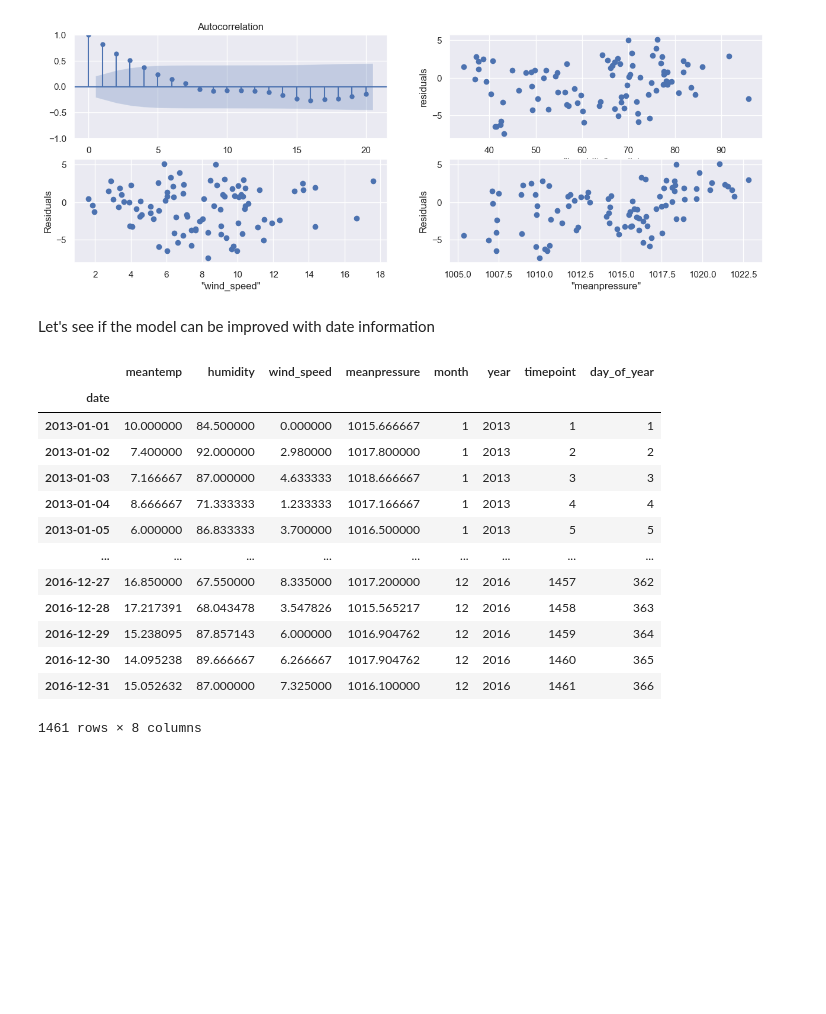
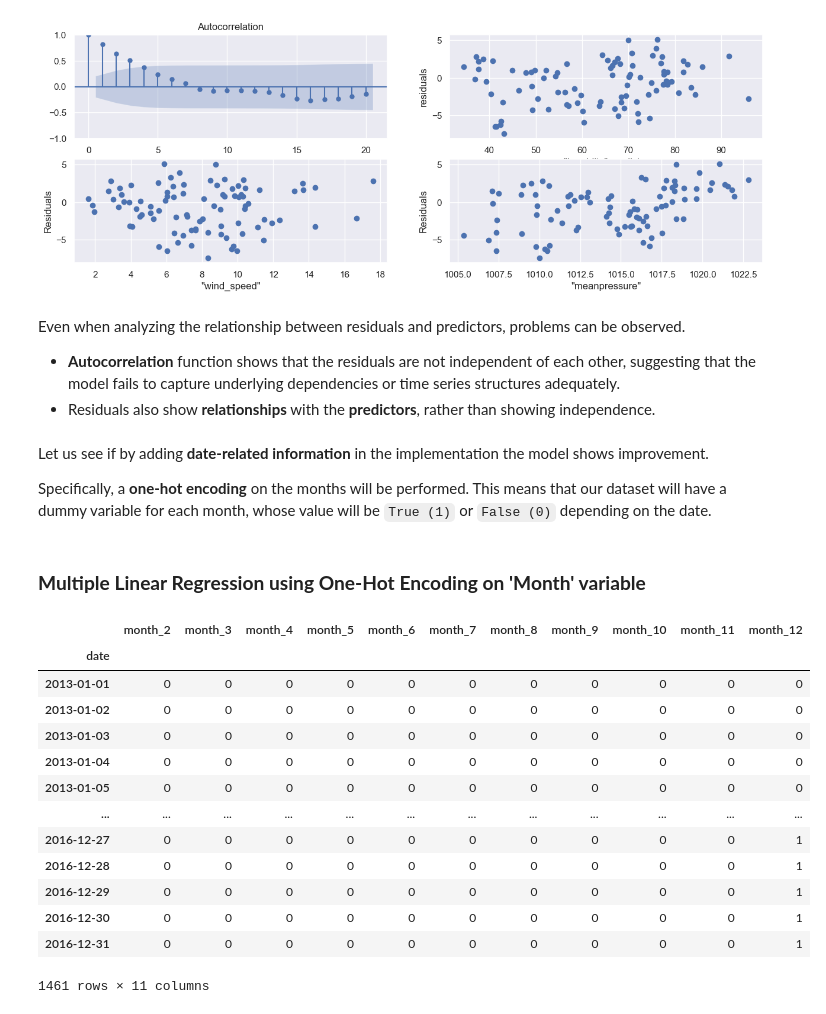
Before and after one commit to marcocolognesi/Weather_Forecast, a Jupyter notebook: forecasting.ipynb, the cells around one changed output. Saved outputs shown, nothing was run; the diff lists cells and outputs as text; code cells hidden in the pictures; blank space fills up the shorter version.

```diff
--- a/forecasting.ipynb
+++ b/forecasting.ipynb
@@ -191,28 +205,39 @@ ax[1,1].set_ylabel('Residuals')
 plt.show()
 # %% [output]
 [figure]
-# %% [markdown]
-Let's see if the model can be improved with date information
-# %%
-# Adding variables representing date information
-train_data['timepoint'] = [x+1 for x in range(len(train_data))]
-train_data['month'] = train_data.index.month
-train_data['day_of_year'] = train_data.index.day_of_year
-train_data['year'] = train_data.index.year
-
-display(train_data)
-# %% [output]
-|  | meantemp | humidity | wind_speed | meanpressure | month | year | timepoint | day_of_year |
-| date |  |  |  |  |  |  |  |  |
-| 2013-01-01 | 10.000000 | 84.500000 | 0.000000 | 1015.666667 | 1 | 2013 | 1 | 1 |
-| 2013-01-02 | 7.400000 | 92.000000 | 2.980000 | 1017.800000 | 1 | 2013 | 2 | 2 |
-| 2013-01-03 | 7.166667 | 87.000000 | 4.633333 | 1018.666667 | 1 | 2013 | 3 | 3 |
-| 2013-01-04 | 8.666667 | 71.333333 | 1.233333 | 1017.166667 | 1 | 2013 | 4 | 4 |
-| 2013-01-05 | 6.000000 | 86.833333 | 3.700000 | 1016.500000 | 1 | 2013 | 5 | 5 |
-| ... | ... | ... | ... | ... | ... | ... | ... | ... |
-| 2016-12-27 | 16.850000 | 67.550000 | 8.335000 | 1017.200000 | 12 | 2016 | 1457 | 362 |
-| 2016-12-28 | 17.217391 | 68.043478 | 3.547826 | 1015.565217 | 12 | 2016 | 1458 | 363 |
-| 2016-12-29 | 15.238095 | 87.857143 | 6.000000 | 1016.904762 | 12 | 2016 | 1459 | 364 |
-| 2016-12-30 | 14.095238 | 89.666667 | 6.266667 | 1017.904762 | 12 | 2016 | 1460 | 365 |
-| 2016-12-31 | 15.052632 | 87.000000 | 7.325000 | 1016.100000 | 12 | 2016 | 1461 | 366 |
-1461 rows × 8 columns
+# %% [markdown]
+Even when analyzing the relationship between residuals and predictors, problems can be observed.
+
+* **Autocorrelation** function shows that the residuals are not independent of each other, suggesting that the model fails to capture underlying dependencies or time series structures adequately.
+* Residuals also show **relationships** with the **predictors**, rather than showing independence.
+# %% [markdown]
+Let us see if by adding **date-related information** in the implementation the model shows improvement.
+
+Specifically, a **one-hot encoding** on the months will be performed.
+This means that our dataset will have a dummy variable for each month, whose value will be `True (1)` or `False (0)` depending on the date.
+# %% [markdown]
+### **Multiple Linear Regression using One-Hot Encoding on 'Month' variable**
+# %%
+# Creating a dummy dataframe containing encoded variables on train data
+dummy_df_train = pd.DataFrame(data=pd.get_dummies(train_data.index.month, drop_first=True, prefix='month'))
+dummy_df_train.index = train_data.index
+
+# Converting Booleans (True and False) to integers (1 and 0)
+dummy_df_train = dummy_df_train.astype(int)
+
+display(dummy_df_train)
+# %% [output]
+|  | month_2 | month_3 | month_4 | month_5 | month_6 | month_7 | month_8 | month_9 | month_10 | month_11 | month_12 |
+| date |  |  |  |  |  |  |  |  |  |  |  |
+| 2013-01-01 | 0 | 0 | 0 | 0 | 0 | 0 | 0 | 0 | 0 | 0 | 0 |
+| 2013-01-02 | 0 | 0 | 0 | 0 | 0 | 0 | 0 | 0 | 0 | 0 | 0 |
+| 2013-01-03 | 0 | 0 | 0 | 0 | 0 | 0 | 0 | 0 | 0 | 0 | 0 |
+| 2013-01-04 | 0 | 0 | 0 | 0 | 0 | 0 | 0 | 0 | 0 | 0 | 0 |
+| 2013-01-05 | 0 | 0 | 0 | 0 | 0 | 0 | 0 | 0 | 0 | 0 | 0 |
+| ... | ... | ... | ... | ... | ... | ... | ... | ... | ... | ... | ... |
+| 2016-12-27 | 0 | 0 | 0 | 0 | 0 | 0 | 0 | 0 | 0 | 0 | 1 |
+| 2016-12-28 | 0 | 0 | 0 | 0 | 0 | 0 | 0 | 0 | 0 | 0 | 1 |
+| 2016-12-29 | 0 | 0 | 0 | 0 | 0 | 0 | 0 | 0 | 0 | 0 | 1 |
+| 2016-12-30 | 0 | 0 | 0 | 0 | 0 | 0 | 0 | 0 | 0 | 0 | 1 |
+| 2016-12-31 | 0 | 0 | 0 | 0 | 0 | 0 | 0 | 0 | 0 | 0 | 1 |
+1461 rows × 11 columns
```
Also changed, not shown: parts of 14 cells of this notebook.
